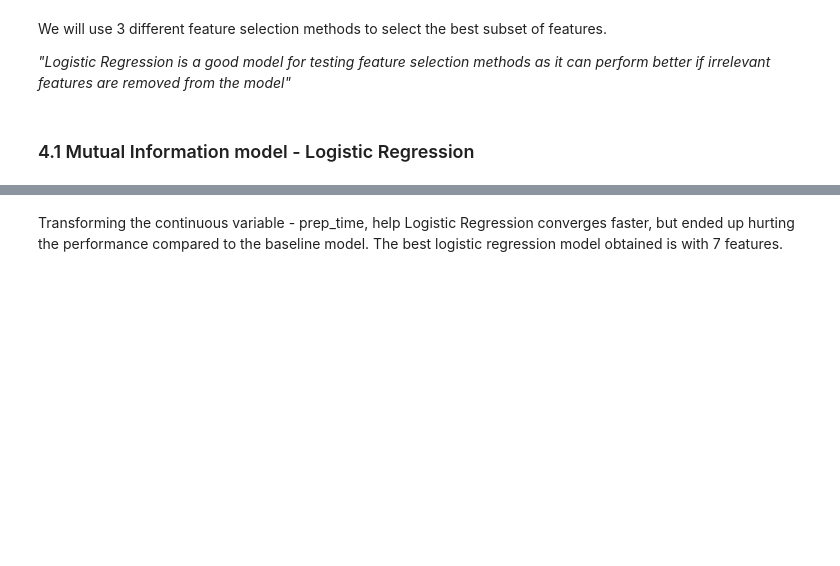
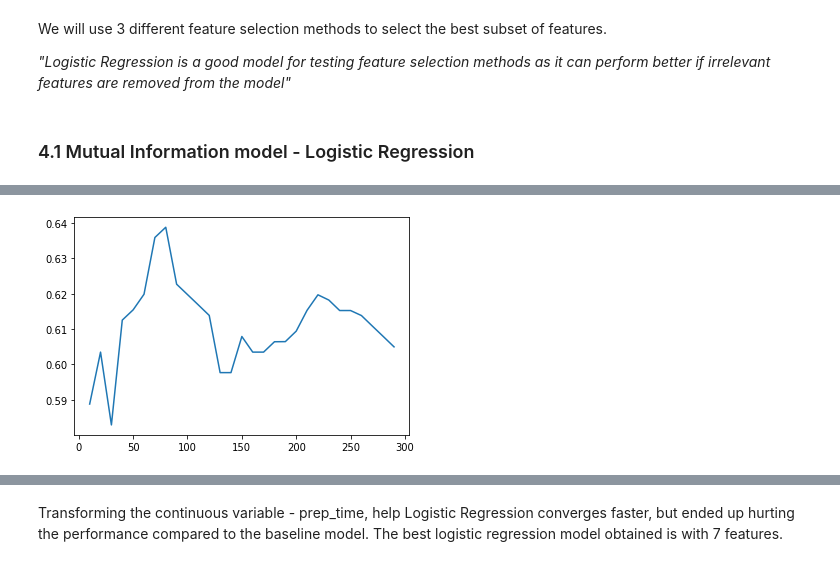
Before and after one commit to irenechang1510/indian-cuisine-EDA, a Jupyter notebook: analysis.ipynb, the cells around one changed output, grey strips where cells are left out. Drawn from its saved outputs; the diff is of its cells as text; code cells hidden in the pictures; blank space fills up the shorter version.

```diff
--- a/analysis.ipynb
+++ b/analysis.ipynb
@@ -495,0 +544,13 @@ plt.show()
+# %%
+# only
+acc = []
+for k in k_vals:
+    x_train_fs, fs = select_features_mutual_info(x_full2, y_full2, k_val=k)
+    lr_mutual_info = LogisticRegression()
+    scores = evaluate_model(x_train_fs, y_full2, lr_mutual_info)
+    acc.append(mean(scores))
+plt.plot(k_vals, acc)
+plt.show()
+# best k = 80
+# %% [output]
+[figure, added]
```
Also changed, not shown: parts of 84 cells of this notebook.
